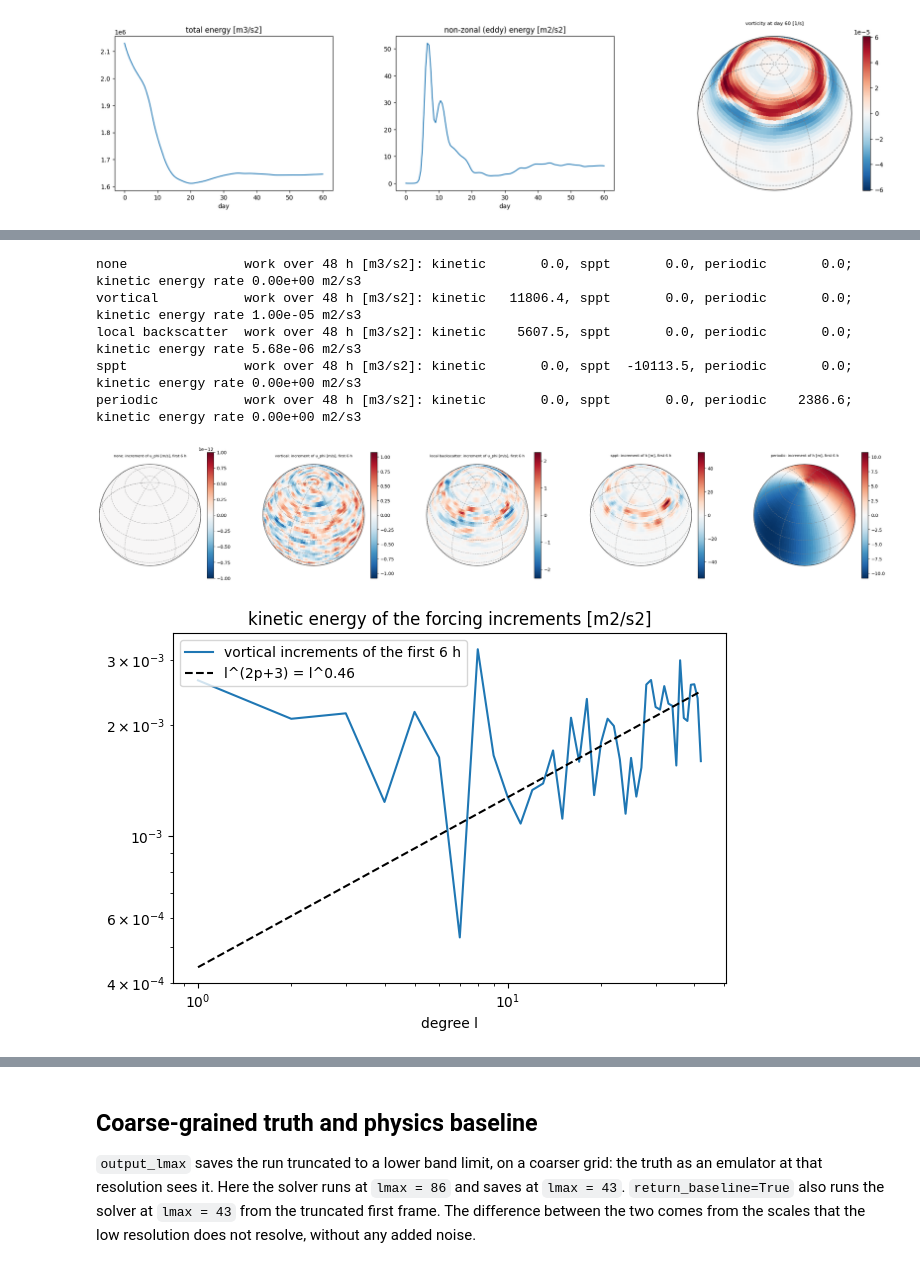
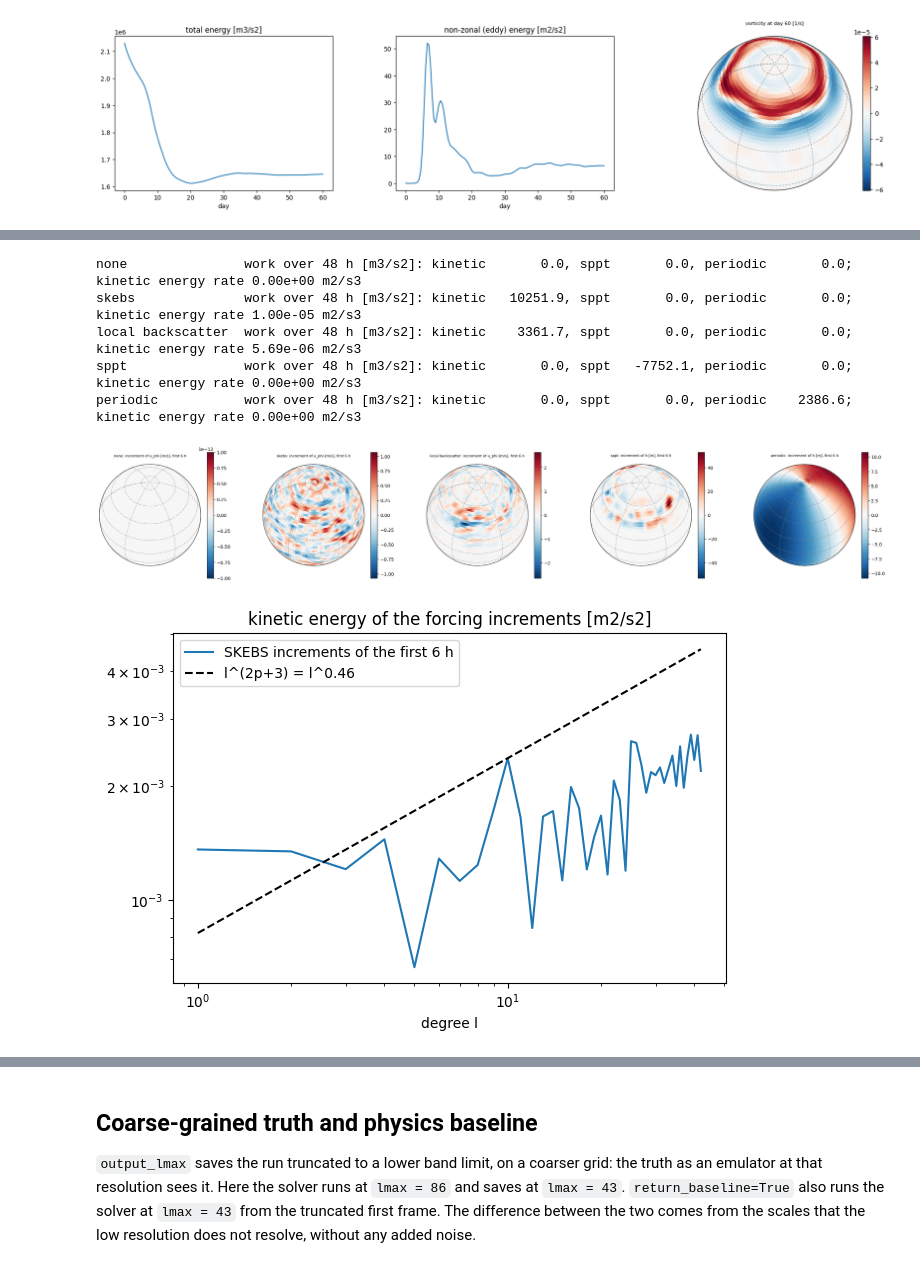
Before and after one commit to alan-turing-institute/autosim, a Jupyter notebook: examples/experimental/01_05_spherical_shallow_water_benchmark.ipynb, the cells around one changed output, grey strips where cells are left out. Saved outputs shown, nothing was run; the diff lists cells and outputs as text; code cells hidden in the pictures.

```diff
--- a/examples/experimental/01_05_spherical_shallow_water_benchmark.ipynb
+++ b/examples/experimental/01_05_spherical_shallow_water_benchmark.ipynb
@@ -235,9 +239,9 @@ spinup = SphericalShallowWater(
         "perturbation_lon": (math.pi, math.pi),
         "perturbation_lat": (math.pi / 4, math.pi / 4),
     },
-    relaxation_time=RELAXATION_HOURS,
-    relaxation_jet_speed=80.0,
-    drag_time=DRAG_HOURS,
+    damping=DampingSettings(
+        relaxation_time=RELAXATION_HOURS, relaxation_jet_speed=80.0, drag_time=DRAG_HOURS
+    ),
     return_energy_budget=True,
 )
 spinup_run = spinup.forward_samples_spatiotemporal(n=1, random_seed=0)
@@ -304,25 +308,23 @@ GALEWSKY_JET = {
 
 forcing_options = {
     "none": {},
-    "vortical": {
-        "forcing_type": "vortical",
-        "forcing_energy_rate": FORCING_ENERGY_RATE,
-        "forcing_correlation_time": FORCING_CORRELATION_HOURS,
+    "skebs": {
+        "skebs": SkebsSettings(
+            energy_rate=FORCING_ENERGY_RATE, correlation_time=FORCING_CORRELATION_HOURS
+        ),
     },
     "local backscatter": {
-        "forcing_type": "vortical",
-        "forcing_energy_rate": 0.0,
-        "forcing_correlation_time": FORCING_CORRELATION_HOURS,
-        "forcing_backscatter_fraction": 0.2,
-        "forcing_backscatter_mode": "local",
-        "backscatter_include_drag": True,
+        "skebs": SkebsSettings(energy_rate=0.0, correlation_time=FORCING_CORRELATION_HOURS),
+        "local_backscatter": LocalBackscatterSettings(fraction=0.2, include_drag=True),
     },
     "sppt": {
-        "sppt_amplitudes": [0.52, 0.18, 0.06],
-        "sppt_length_scales": [500.0e3, 1000.0e3, 2000.0e3],
-        "sppt_correlation_times": [6.0, 72.0, 720.0],
+        "sppt": SpptSettings(
+            amplitudes=[0.52, 0.18, 0.06],
+            length_scales=[500.0e3, 1000.0e3, 2000.0e3],
+            correlation_times=[6.0, 72.0, 720.0],
+        ),
     },
-    "periodic": {"periodic_forcing_amplitude": 2.0},
+    "periodic": {"periodic": PeriodicForcingSettings(amplitude=2.0)},
 }
 
 forced_simulators = {}
@@ -332,7 +334,7 @@ for name, options in forcing_options.items():
         T=SPINUP_HOURS + 48.0, dt_save=6.0, skip_nt=round(SPINUP_HOURS / 6.0),
         batch_size=1, device=device, log_level="warning",
         initial_condition="galewsky", parameters_range=GALEWSKY_JET,
-        relaxation_time=RELAXATION_HOURS, drag_time=DRAG_HOURS,
+        damping=DampingSettings(relaxation_time=RELAXATION_HOURS, drag_time=DRAG_HOURS),
         return_additional_input_fields=True, return_energy_budget=True,
         **options,
     )
@@ -352,44 +354,44 @@ for name in forced_simulators:
     )
 # %% [output]
 none               work over 48 h [m3/s2]: kinetic       0.0, sppt       0.0, periodic       0.0; kinetic energy rate 0.00e+00 m2/s3
-vortical           work over 48 h [m3/s2]: kinetic   11806.4, sppt       0.0, periodic       0.0; kinetic energy rate 1.00e-05 m2/s3
-local backscatter  work over 48 h [m3/s2]: kinetic    5607.5, sppt       0.0, periodic       0.0; kinetic energy rate 5.68e-06 m2/s3
-sppt               work over 48 h [m3/s2]: kinetic       0.0, sppt  -10113.5, periodic       0.0; kinetic energy rate 0.00e+00 m2/s3
+skebs              work over 48 h [m3/s2]: kinetic   10251.9, sppt       0.0, periodic       0.0; kinetic energy rate 1.00e-05 m2/s3
+local backscatter  work over 48 h [m3/s2]: kinetic    3361.7, sppt       0.0, periodic       0.0; kinetic energy rate 5.69e-06 m2/s3
+sppt               work over 48 h [m3/s2]: kinetic       0.0, sppt   -7752.1, periodic       0.0; kinetic energy rate 0.00e+00 m2/s3
 periodic           work over 48 h [m3/s2]: kinetic       0.0, sppt       0.0, periodic    2386.6; kinetic energy rate 0.00e+00 m2/s3
 # %%
 fig = plt.figure(figsize=(25, 5))
 panels = fig.subfigures(1, 5)
 for column, name in enumerate(forced_simulators):
     # SPPT and the periodic forcing act mostly on the height, the others on the wind
     channel, label = (0, "h [m]") if name in ("sppt", "periodic") else (1, "u_phi [m/s]")
     increments = forced_runs[name]["additional_input_fields"][0, 0, :, :, channel]
     limit = max(increments.abs().max().item(), 1e-12)
     plot_sphere(
         increments, fig=panels[column], grid=forced_simulators[name].grid,
         projection="orthographic", central_latitude=view_latitude, central_longitude=view_longitude,
         cmap="RdBu_r", vmin=-limit, vmax=limit, colorbar=True, gridlines=True,
         title=name + ": increment of " + label + ", first 6 h",
     )
 fig.savefig("figures/benchmark_forcing_increments.png", dpi=110, bbox_inches="tight")
 plt.show()
 
-# Kinetic-energy spectrum of the vortical increments, against the power law l^(2p+3)
-sim = forced_simulators["vortical"]
-increments = forced_runs["vortical"]["additional_input_fields"][:, 0]
+# Kinetic-energy spectrum of the SKEBS increments, against the power law l^(2p+3)
+sim = forced_simulators["skebs"]
+increments = forced_runs["skebs"]["additional_input_fields"][:, 0]
 state = fields_to_spectral(sim.dynamics, increments)
 increment_spectrum = kinetic_energy_spectrum(state, radius)[0, 0].cpu()
-slope = 2 * sim.forcing_spectral_slope + 3
+slope = 2 * sim.skebs.spectral_slope + 3
 reference = increment_spectrum[10] * (degrees[1:] / 10.0) ** slope
 fig, axis = plt.subplots(figsize=(6.5, 4.5))
-axis.loglog(degrees[1:], increment_spectrum[1:], label="vortical increments of the first 6 h")
+axis.loglog(degrees[1:], increment_spectrum[1:], label="SKEBS increments of the first 6 h")
 axis.loglog(degrees[1:], reference, "k--", label=f"l^(2p+3) = l^{slope:.2f}")
 axis.set_xlabel("degree l")
 axis.set_title("kinetic energy of the forcing increments [m2/s2]")
 axis.legend()
 fig.tight_layout()
 fig.savefig("figures/benchmark_forcing_spectrum.png", dpi=110)
 plt.show()
 # %% [output]
-[figure, old version]
+[figure, new version]
-[figure, old version]
+[figure, new version]
 # %%
```
Also changed, not shown: parts of 11 cells of this notebook, 24 other files.
